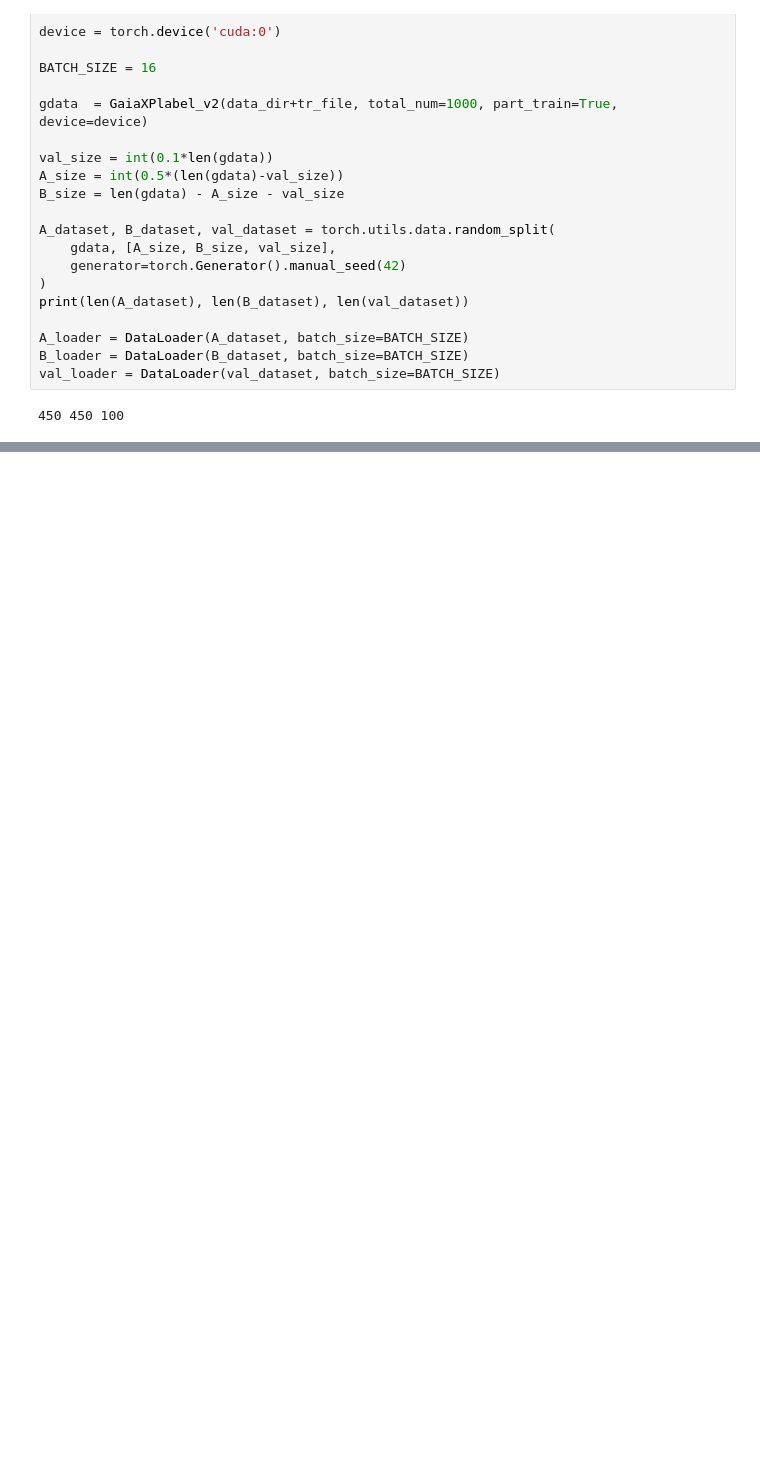
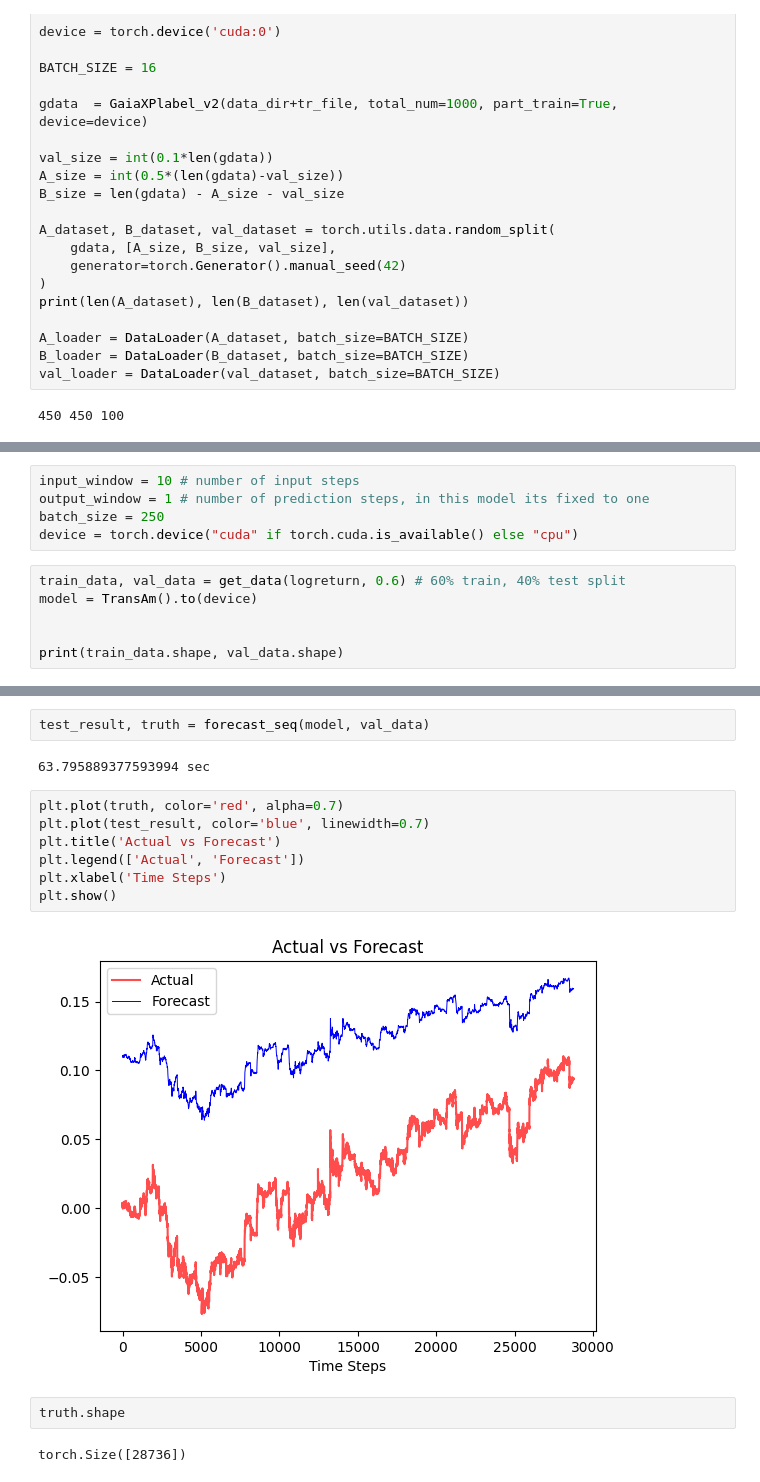
Before and after one commit to jiadonglee/aspgap, a Jupyter notebook: docs/learn_forcasting.ipynb, the cells around one changed output, grey strips where cells are left out. Drawn from its saved outputs; the diff is of its cells as text; blank space fills up the shorter version.

```diff
--- a/docs/learn_forcasting.ipynb
+++ b/docs/learn_forcasting.ipynb
@@ -193,0 +477,11 @@ val_loader = DataLoader(val_dataset, batch_size=BATCH_SIZE)
+# %%
+input_window = 10 # number of input steps
+output_window = 1 # number of prediction steps, in this model its fixed to one
+batch_size = 250
+device = torch.device("cuda" if torch.cuda.is_available() else "cpu")
+# %%
+train_data, val_data = get_data(logreturn, 0.6) # 60% train, 40% test split
+model = TransAm().to(device)
+
+
+print(train_data.shape, val_data.shape)
@@ -193,0 +540,17 @@ val_loader = DataLoader(val_dataset, batch_size=BATCH_SIZE)
+# %%
+test_result, truth = forecast_seq(model, val_data)
+# %% [output]
+63.795889377593994 sec
+# %%
+plt.plot(truth, color='red', alpha=0.7)
+plt.plot(test_result, color='blue', linewidth=0.7)
+plt.title('Actual vs Forecast')
+plt.legend(['Actual', 'Forecast'])
+plt.xlabel('Time Steps')
+plt.show()
+# %% [output]
+[figure, added]
+# %%
+truth.shape
+# %% [output]
+torch.Size([28736])
```
Also changed, not shown: parts of 17 cells of this notebook, 15 other files.
